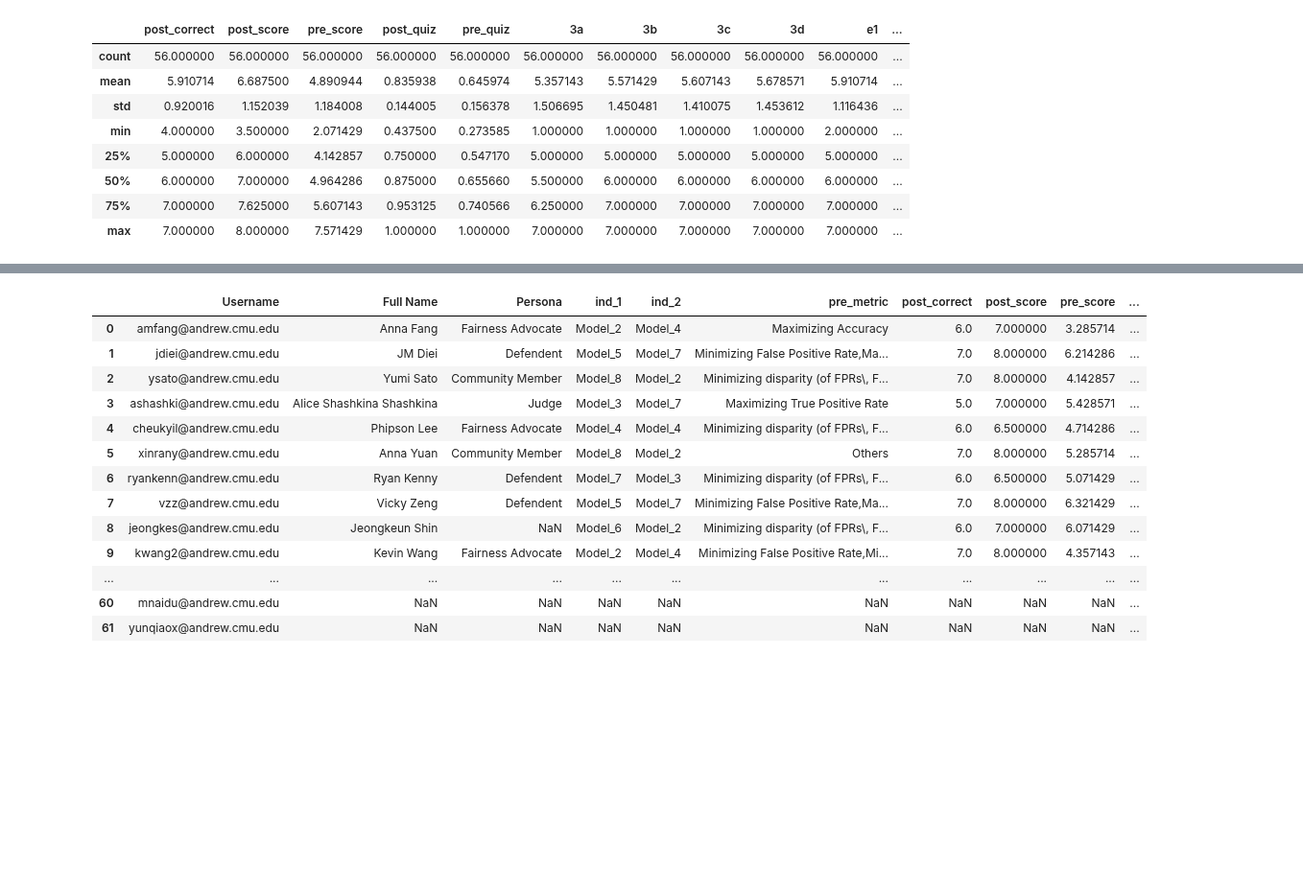
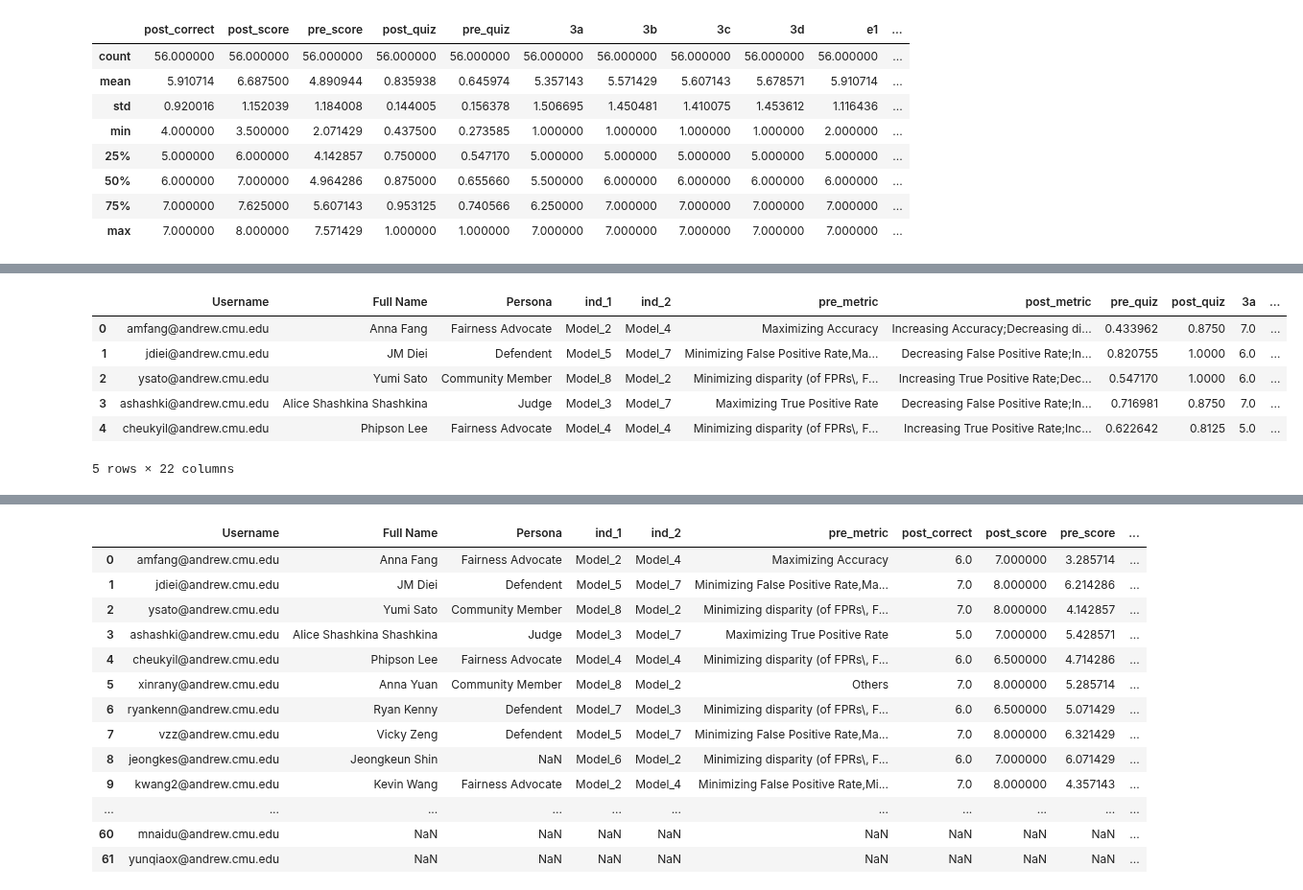
Before and after one commit to WesDeng/Recidivism_Exp, a Jupyter notebook: Untitled1.ipynb, the cells around one changed output, grey strips where cells are left out. Shown at 96% size. Cells and saved outputs as stored; diff of their text form; code cells hidden in the pictures; blank space fills up the shorter version.

```diff
--- a/Untitled1.ipynb
+++ b/Untitled1.ipynb
@@ -184,0 +207,3 @@ outer.describe()
+# %%
+outer_1.drop(columns=['post_correct', 'post_score', 'pre_score'], inplace=True)
+outer_1.columns
@@ -184,0 +219,12 @@ outer.describe()
+# %%
+outer_1 = outer_1[['Username', 'Full Name', 'Persona', 'ind_1', 'ind_2', 'pre_metric', 'post_metric',
+       'pre_quiz','post_quiz', '3a', '3b', '3c', '3d', 'e1','e2', 'e3', 'e4', 'e5', 'e7', 'e8', 'e9', 'e10']]
+outer_1.head()
+# %% [output]
+|  | Username | Full Name | Persona | ind_1 | ind_2 | pre_metric | post_metric | pre_quiz | post_quiz | 3a | ... |
+| 0 | amfang@andrew.cmu.edu | Anna Fang | Fairness Advocate | Model_2 | Model_4 | Maximizing Accuracy | Increasing Accuracy;Decreasing di... | 0.433962 | 0.8750 | 7.0 | ... |
+| 1 | jdiei@andrew.cmu.edu | JM Diei | Defendent | Model_5 | Model_7 | Minimizing False Positive Rate,Ma... | Decreasing False Positive Rate;In... | 0.820755 | 1.0000 | 6.0 | ... |
+| 2 | ysato@andrew.cmu.edu | Yumi Sato | Community Member | Model_8 | Model_2 | Minimizing disparity (of FPRs\, F... | Increasing True Positive Rate;Dec... | 0.547170 | 1.0000 | 6.0 | ... |
+| 3 | ashashki@andrew.cmu.edu | Alice Shashkina Shashkina | Judge | Model_3 | Model_7 | Maximizing True Positive Rate | Decreasing False Positive Rate;In... | 0.716981 | 0.8750 | 7.0 | ... |
+| 4 | cheukyil@andrew.cmu.edu | Phipson Lee | Fairness Advocate | Model_4 | Model_4 | Minimizing disparity (of FPRs\, F... | Increasing True Positive Rate;Inc... | 0.622642 | 0.8125 | 5.0 | ... |
+5 rows × 22 columns
```
Also changed, not shown: parts of 5 cells of this notebook, 1 other file.
